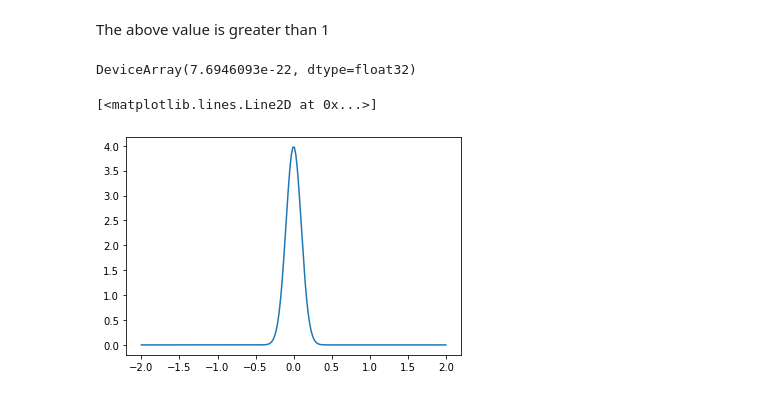
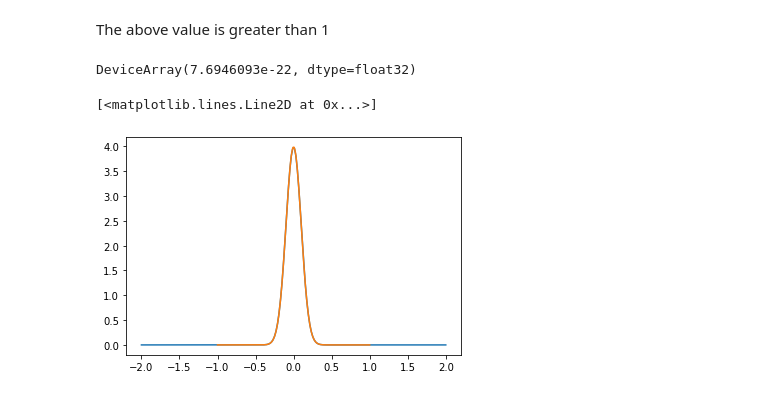
Before and after one commit to code-first-ml/book1, a Jupyter notebook: notebooks/probability/Likelihood-Log-Likelihood.ipynb, the cells around one changed output. Cells and saved outputs as stored; diff of their text form; code cells hidden in the pictures.

```diff
--- a/notebooks/probability/Likelihood-Log-Likelihood.ipynb
+++ b/notebooks/probability/Likelihood-Log-Likelihood.ipynb
@@ -110,11 +105,0 @@ def l(loc, scale = 0.1, x = 0.0):
-# %%
-l(1.)
-# %% [output]
-DeviceArray(7.6946093e-22, dtype=float32)
-# %%
-x_range = jnp.linspace(-2, 2, 200)
-lis = jax.vmap(l, in_axes=(0, None, None))(x_range, 0.1, 0.0)
-plt.plot(x_range, lis)
-# %% [output]
-[<matplotlib.lines.Line2D at 0x...>]
-[figure, removed]
@@ -120,0 +110,12 @@ plt.plot(x_range, lis)
+# %%
+l(1.)
+# %% [output]
+DeviceArray(7.6946093e-22, dtype=float32)
+# %%
+x_range = jnp.linspace(-2, 2, 200)
+lis = jax.vmap(l, in_axes=(0, None, None))(x_range, 0.1, 0.0)
+plt.plot(x_range, lis)
+plt.plot(x, pdf_2)
+# %% [output]
+[<matplotlib.lines.Line2D at 0x...>]
+[figure, added]
```
Also changed, not shown: parts of 2 cells of this notebook.
